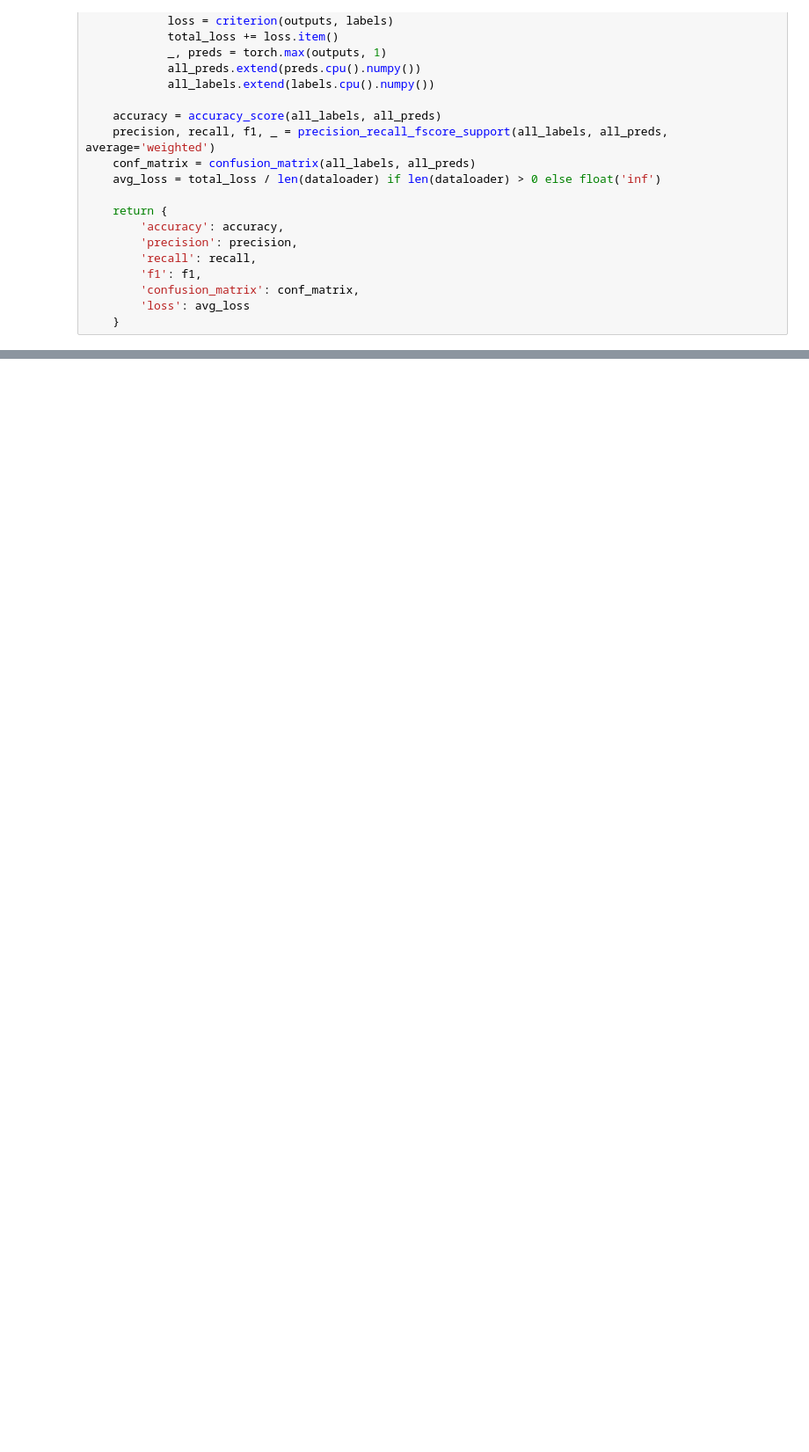
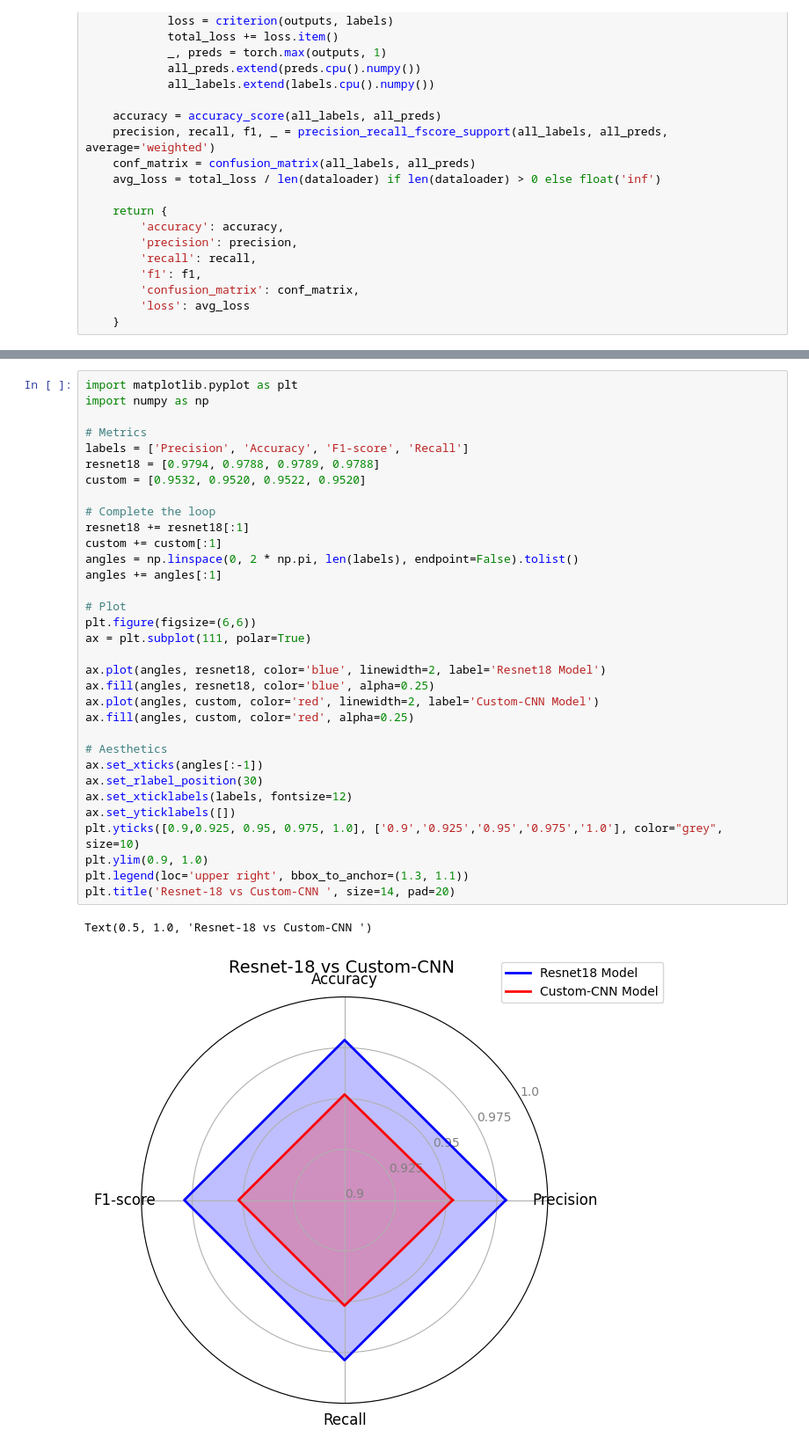
Before and after one commit to MonsurFuad/Privacy-Preserving-Respiratory-Disease-Detection, a Jupyter notebook: notebook.ipynb, the cells around one changed output, grey strips where cells are left out. Shown at 88% size. Drawn from its saved outputs; the diff is of its cells as text; blank space fills up the shorter version.

```diff
--- a/notebook.ipynb
+++ b/notebook.ipynb
@@ -296,0 +478,36 @@ Training complete. Model saved.
+# %%
+import matplotlib.pyplot as plt
+import numpy as np
+
+# Metrics
+labels = ['Precision', 'Accuracy', 'F1-score', 'Recall']
+resnet18 = [0.9794, 0.9788, 0.9789, 0.9788]
+custom = [0.9532, 0.9520, 0.9522, 0.9520]
+
+# Complete the loop
+resnet18 += resnet18[:1]
+custom += custom[:1]
+angles = np.linspace(0, 2 * np.pi, len(labels), endpoint=False).tolist()
+angles += angles[:1]
+
+# Plot
+plt.figure(figsize=(6,6))
+ax = plt.subplot(111, polar=True)
+
+ax.plot(angles, resnet18, color='blue', linewidth=2, label='Resnet18 Model')
+ax.fill(angles, resnet18, color='blue', alpha=0.25)
+ax.plot(angles, custom, color='red', linewidth=2, label='Custom-CNN Model')
+ax.fill(angles, custom, color='red', alpha=0.25)
+
+# Aesthetics
+ax.set_xticks(angles[:-1])
+ax.set_rlabel_position(30)
+ax.set_xticklabels(labels, fontsize=12)
+ax.set_yticklabels([])
+plt.yticks([0.9,0.925, 0.95, 0.975, 1.0], ['0.9','0.925','0.95','0.975','1.0'], color="grey", size=10)
+plt.ylim(0.9, 1.0)
+plt.legend(loc='upper right', bbox_to_anchor=(1.3, 1.1))
+plt.title('Resnet-18 vs Custom-CNN ', size=14, pad=20)
+# %% [output]
+Text(0.5, 1.0, 'Resnet-18 vs Custom-CNN ')
+[figure, added]
```
Also changed, not shown: parts of 10 cells of this notebook.
